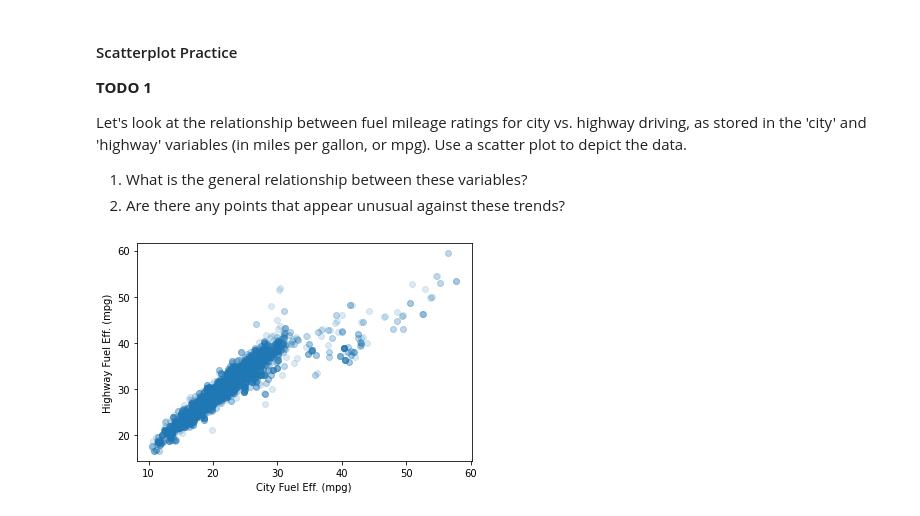
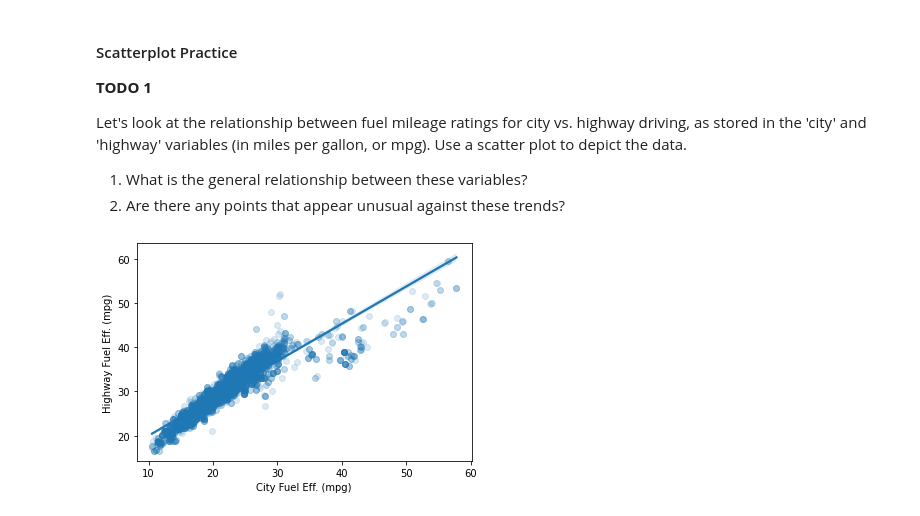
Before and after one commit to EsosaOrumwese/ALX-T-Nanodegree, a Jupyter notebook: Data Analytics/3. Data Visualization/Practice Notebook.ipynb, the cells around one changed output. Cells and saved outputs as stored; diff of their text form; code cells hidden in the pictures.

Commit message:
Scatterplot practice

```diff
--- a/Data Analytics/3. Data Visualization/Practice Notebook.ipynb
+++ b/Data Analytics/3. Data Visualization/Practice Notebook.ipynb
@@ -703,9 +715,9 @@ Let's look at the relationship between fuel mileage ratings for city vs. highway
 1. What is the general relationship between these variables?
 2. Are there any points that appear unusual against these trends?
 # %%
-plt.scatter(data=fuel_econ, x='city', y='highway',
-            alpha=0.15)
+sns.regplot(data=fuel_econ, x='city', y='highway',
+            scatter_kws={'alpha':0.15})
 plt.xlabel('City Fuel Eff. (mpg)')
 plt.ylabel('Highway Fuel Eff. (mpg)');
 # %% [output]
-[figure, old version]
+[figure, new version]
```
Also changed, not shown: parts of 7 cells of this notebook.
